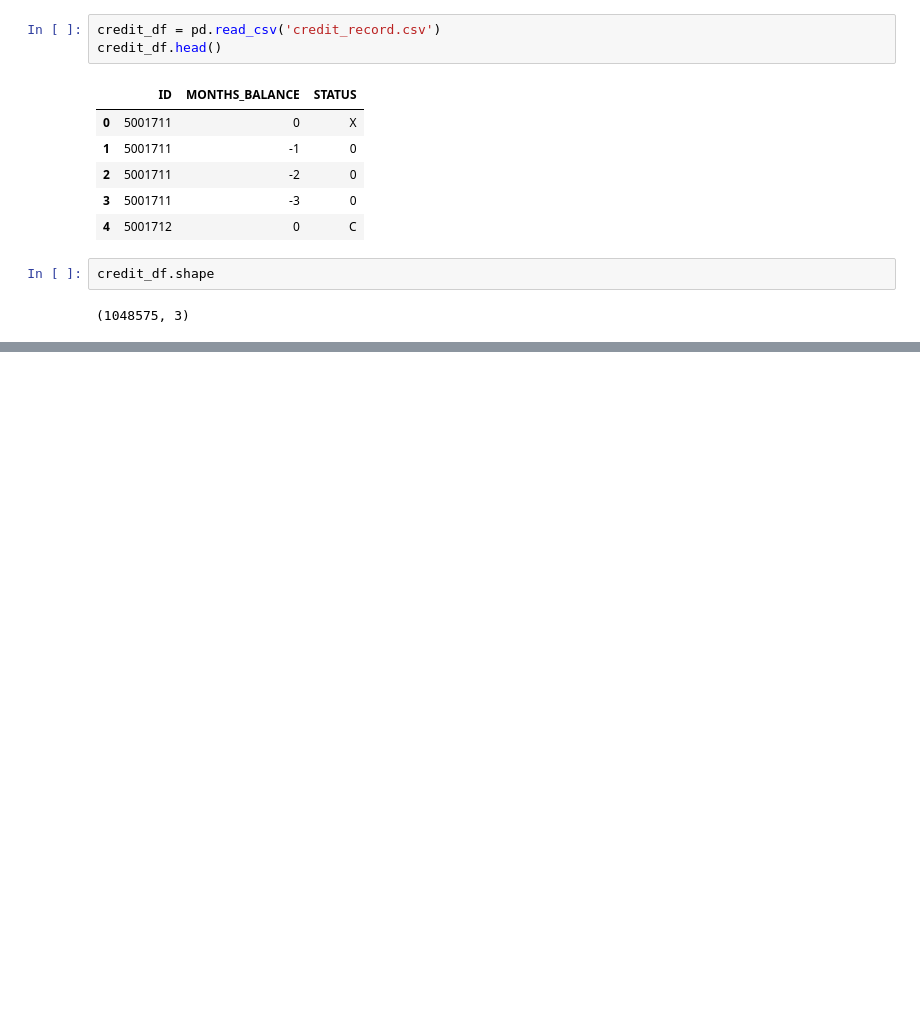
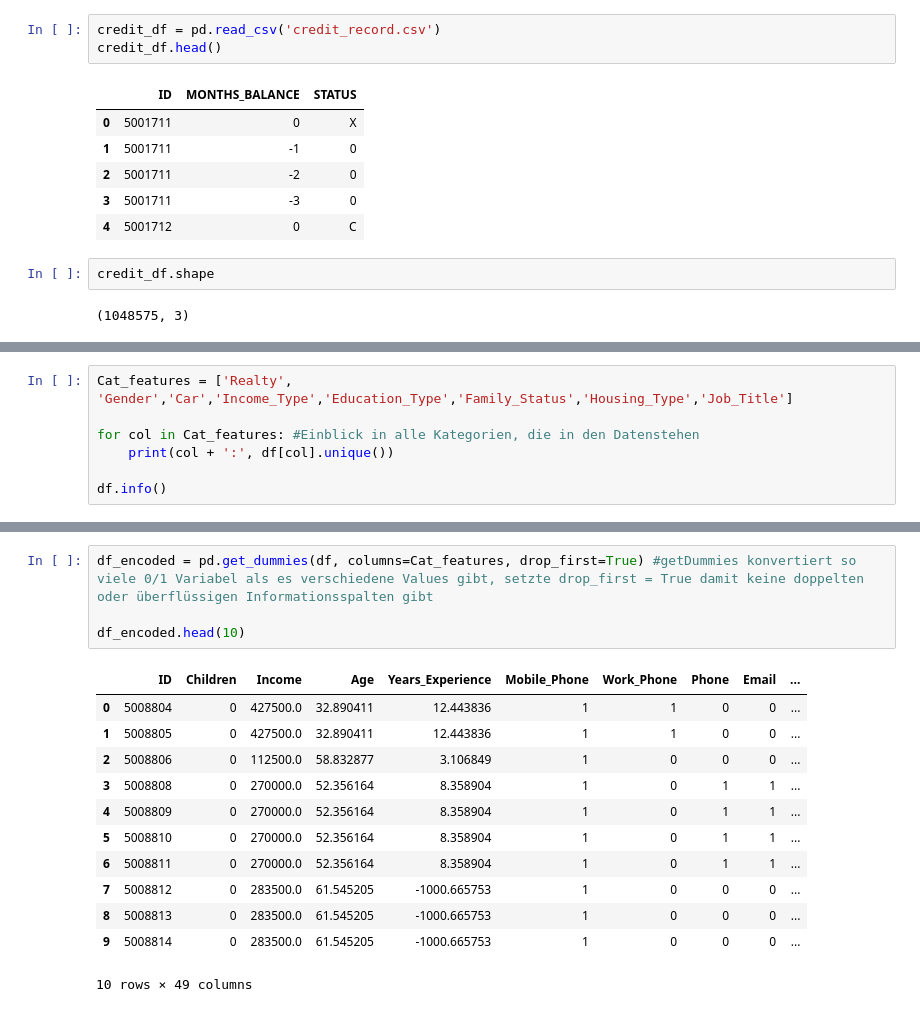
Before and after one commit to Dilek-prog/FederatedDeepLearning, a Jupyter notebook: FederatedMachineLearning.ipynb, the cells around one changed output, grey strips where cells are left out. Saved outputs shown, nothing was run; the diff lists cells and outputs as text; blank space fills up the shorter version.

```diff
--- a/FederatedMachineLearning.ipynb
+++ b/FederatedMachineLearning.ipynb
@@ -34,0 +134,7 @@ credit_df.shape
+# %%
+Cat_features = ['Realty', 'Gender','Car','Income_Type','Education_Type','Family_Status','Housing_Type','Job_Title']
+
+for col in Cat_features: #Einblick in alle Kategorien, die in den Datenstehen
+    print(col + ':', df[col].unique())
+
+df.info()
@@ -34,0 +159,17 @@ credit_df.shape
+# %%
+df_encoded = pd.get_dummies(df, columns=Cat_features, drop_first=True) #getDummies konvertiert so viele 0/1 Variabel als es verschiedene Values gibt, setzte drop_first = True damit keine doppelten oder überflüssigen Informationsspalten gibt
+
+df_encoded.head(10)
+# %% [output]
+|  | ID | Children | Income | Age | Years_Experience | Mobile_Phone | Work_Phone | Phone | Email | ... |
+| 0 | 5008804 | 0 | 427500.0 | 32.890411 | 12.443836 | 1 | 1 | 0 | 0 | ... |
+| 1 | 5008805 | 0 | 427500.0 | 32.890411 | 12.443836 | 1 | 1 | 0 | 0 | ... |
+| 2 | 5008806 | 0 | 112500.0 | 58.832877 | 3.106849 | 1 | 0 | 0 | 0 | ... |
+| 3 | 5008808 | 0 | 270000.0 | 52.356164 | 8.358904 | 1 | 0 | 1 | 1 | ... |
+| 4 | 5008809 | 0 | 270000.0 | 52.356164 | 8.358904 | 1 | 0 | 1 | 1 | ... |
+| 5 | 5008810 | 0 | 270000.0 | 52.356164 | 8.358904 | 1 | 0 | 1 | 1 | ... |
+| 6 | 5008811 | 0 | 270000.0 | 52.356164 | 8.358904 | 1 | 0 | 1 | 1 | ... |
+| 7 | 5008812 | 0 | 283500.0 | 61.545205 | -1000.665753 | 1 | 0 | 0 | 0 | ... |
+| 8 | 5008813 | 0 | 283500.0 | 61.545205 | -1000.665753 | 1 | 0 | 0 | 0 | ... |
+| 9 | 5008814 | 0 | 283500.0 | 61.545205 | -1000.665753 | 1 | 0 | 0 | 0 | ... |
+10 rows × 49 columns
```
Also changed, not shown: parts of 25 cells of this notebook, 1 other file.
